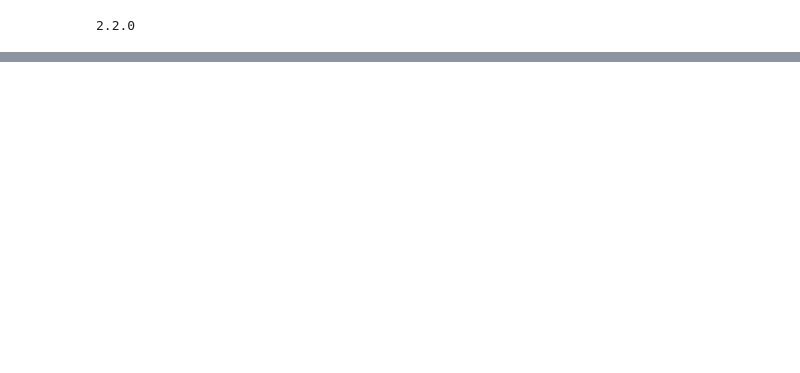
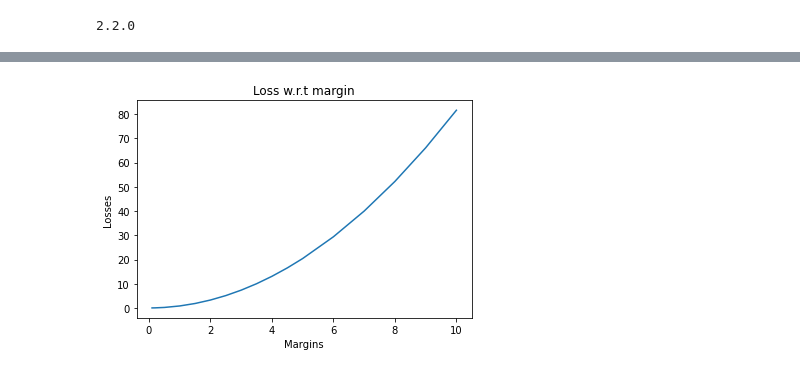
Before and after one commit to AryanMethil/Speaker-Recognition, a Jupyter notebook: Speaker_Recognition.ipynb, the cells around one changed output, grey strips where cells are left out. Saved outputs shown, nothing was run; the diff lists cells and outputs as text; code cells hidden in the pictures; blank space fills up the shorter version.

```diff
--- a/Speaker_Recognition.ipynb
+++ b/Speaker_Recognition.ipynb
@@ -183,9 +184,15 @@ def contrastive_loss_with_margin(margin):
         return K.mean(y_true * square_pred + (1 - y_true) * margin_square)
     return contrastive_loss
 # %%
-# for margin in (0.1,0.2,0.5,1.0,1.5,2.0,2.5,3,3,5,4,4.5,5,6,7,8,9,10):
-model.compile(loss=contrastive_loss_with_margin(margin=1),
-              optimizer=RMSprop(learning_rate=0.002),
-              metrics=['accuracy'])
-history = model.fit([x[:,0], x[:,1]], y, epochs=20, batch_size=32, verbose=2)
+margins = [0.1,0.2,0.5,1.0,1.5,2.0,2.5,3,3.5,4,4.5,5,6,7,8,9,10]
+loss_wrt_margin = []
+acc_wrt_margin = []
+for margin in margins:
+  print(f'Current Margin used for Contrastive loss : {margin}')
+  model.compile(loss=contrastive_loss_with_margin(margin=margin),
+                optimizer=Adam(learning_rate=0.01),
+                metrics=['accuracy'])
+  history = model.fit([x[:,0], x[:,1]], y, epochs=20, batch_size=32, verbose=0)
+  loss_wrt_margin.append(history.history['loss'][-1])
+  acc_wrt_margin.append(history.history['accuracy'][-1])
 # %% [output]
@@ -208,0 +216,8 @@ Epoch 20/20
+# %%
+plt.plot(margins,loss_wrt_margin)
+plt.title('Loss w.r.t margin')
+plt.xlabel('Margins')
+plt.ylabel('Losses')
+plt.show()
+# %% [output]
+[figure, added]
```
Also changed, not shown: parts of 6 cells of this notebook.
